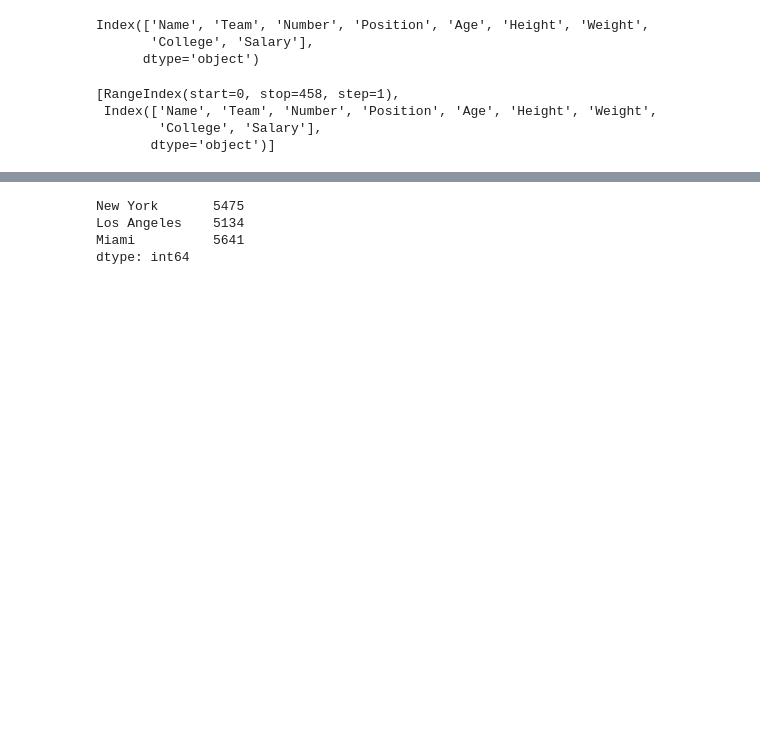
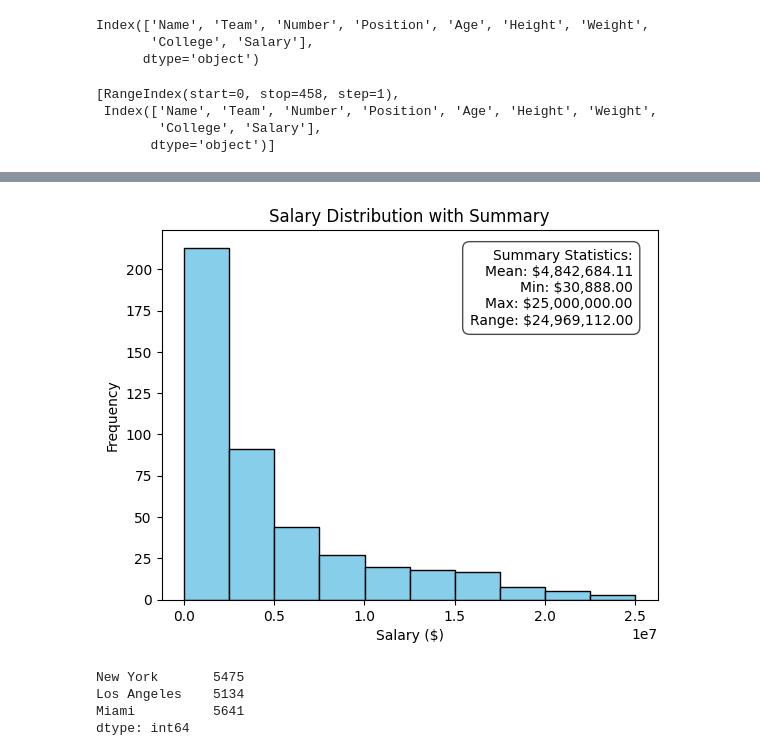
Before and after one commit to AIMLDirector/AITraining2026, a Jupyter notebook: NLPTraining/Data-Analysis-with-Pandas-and-Python/DataFrames 1.ipynb, the cells around one changed output, grey strips where cells are left out. Cells and saved outputs as stored; diff of their text form; code cells hidden in the pictures; blank space fills up the shorter version.

```diff
--- a/NLPTraining/Data-Analysis-with-Pandas-and-Python/DataFrames 1.ipynb
+++ b/NLPTraining/Data-Analysis-with-Pandas-and-Python/DataFrames 1.ipynb
@@ -90,3 +131,31 @@ dtype: int64
+# %%
+min_salary = df['Salary'].min()
+max_salary = df['Salary'].max()
+salary_range = max_salary - min_salary
+mean_salary = df['Salary'].mean()
+
+# Format the text string
+summary_text = (f"Summary Statistics:\n"
+                f"Mean: ${mean_salary:,.2f}\n"
+                f"Min: ${min_salary:,.2f}\n"
+                f"Max: ${max_salary:,.2f}\n"
+                f"Range: ${salary_range:,.2f}")
+
+# Plot the data (e.g., a histogram for distribution)
+plt.hist(df['Salary'], bins=10, color='skyblue', edgecolor='black')
+plt.title("Salary Distribution with Summary")
+plt.xlabel("Salary ($)")
+plt.ylabel("Frequency")
+
+# Add the summary text to the plot
+# Using transform=plt.gca().transAxes places the text relative to the axes (0,0 is bottom-left, 1,1 is top-right)
+plt.text(0.95, 0.95, summary_text, transform=plt.gca().transAxes,
+         fontsize=10, verticalalignment='top', horizontalalignment='right',
+         bbox=dict(boxstyle='round,pad=0.5', fc='white', alpha=0.7)) # Add a text box for clarity
+
+plt.show()
+# %% [output]
+[figure, added]
 # %%
 rev = pd.read_csv("revenue.csv", index_col= "Date")
 # %%
```
Also changed, not shown: parts of 17 cells of this notebook, 11 other files.
